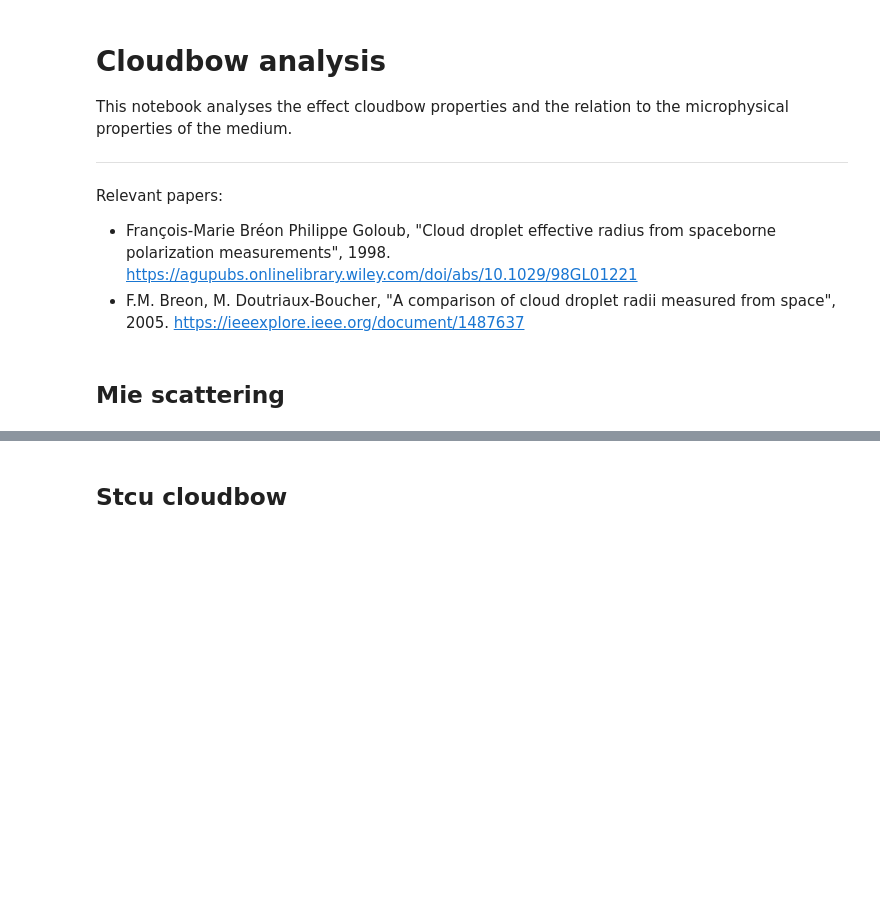
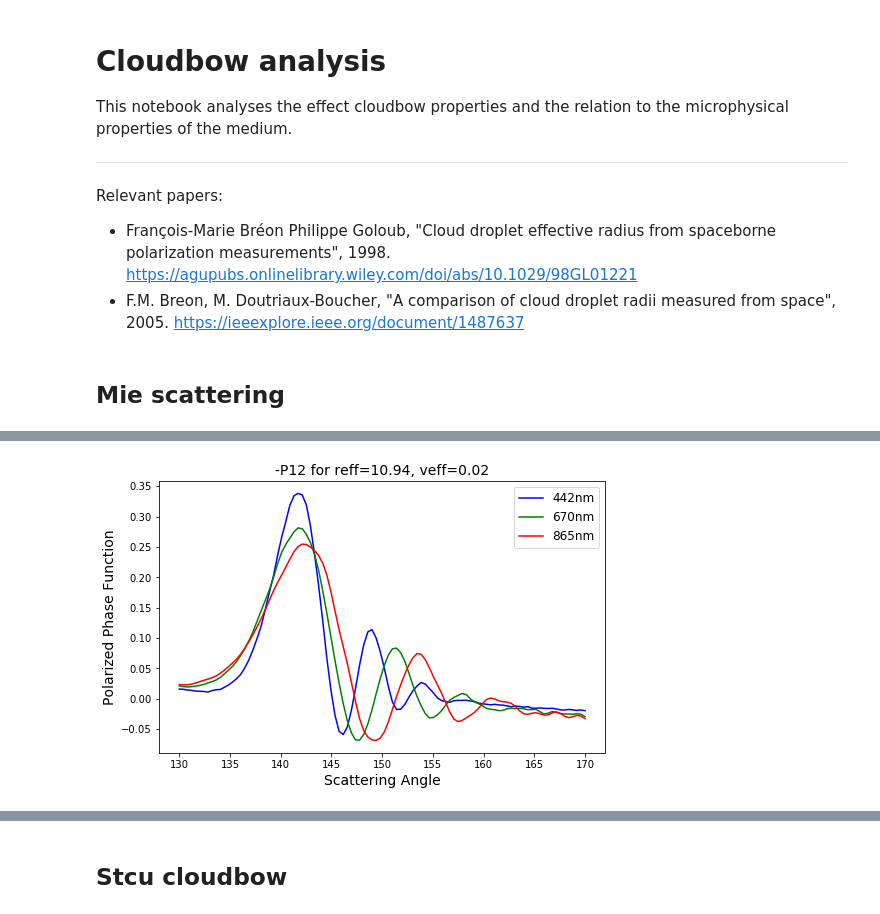
Before and after one commit to CloudTomography/AT3D, a Jupyter notebook: notebooks/Cloudbow Analysis.ipynb, the cells around one changed output, grey strips where cells are left out. Saved outputs shown, nothing was run; the diff lists cells and outputs as text; code cells hidden in the pictures; blank space fills up the shorter version.

```diff
--- a/notebooks/Cloudbow Analysis.ipynb
+++ b/notebooks/Cloudbow Analysis.ipynb
@@ -88,0 +124,21 @@ for wavelen, mie in zip(wavelengths, mie_list):
+# %%
+"""
+Plot polarized phase function for different wavelengths
+"""
+re_index = find_nearest(reffs, 11.0)
+ve_index = find_nearest(veffs, 0.02)
+
+angles = np.linspace(130, 170, 100)
+
+%matplotlib inline
+colors = ['b', 'g', 'r']
+plt.figure(figsize=(8,5))
+for j, wavelen in enumerate(wavelengths):
+    phase = -mie_tables[ve_index][j].transform_wignerd_to_phase(re_index, 5, angles)
+    plt.plot(angles, phase, label='{}nm'.format(int(wavelen*1000)), color=colors[j])
+    plt.title('-P12 for reff={:.2f}, veff={:.2f}'.format(reffs[re_index], veffs[ve_index]), fontsize=14)
+    plt.legend(fontsize=12)
+    plt.xlabel('Scattering Angle', fontsize=14)
+    plt.ylabel('Polarized Phase Function', fontsize=14)
+# %% [output]
+[figure, added]
```
Also changed, not shown: parts of 18 cells of this notebook, 11 other files.
